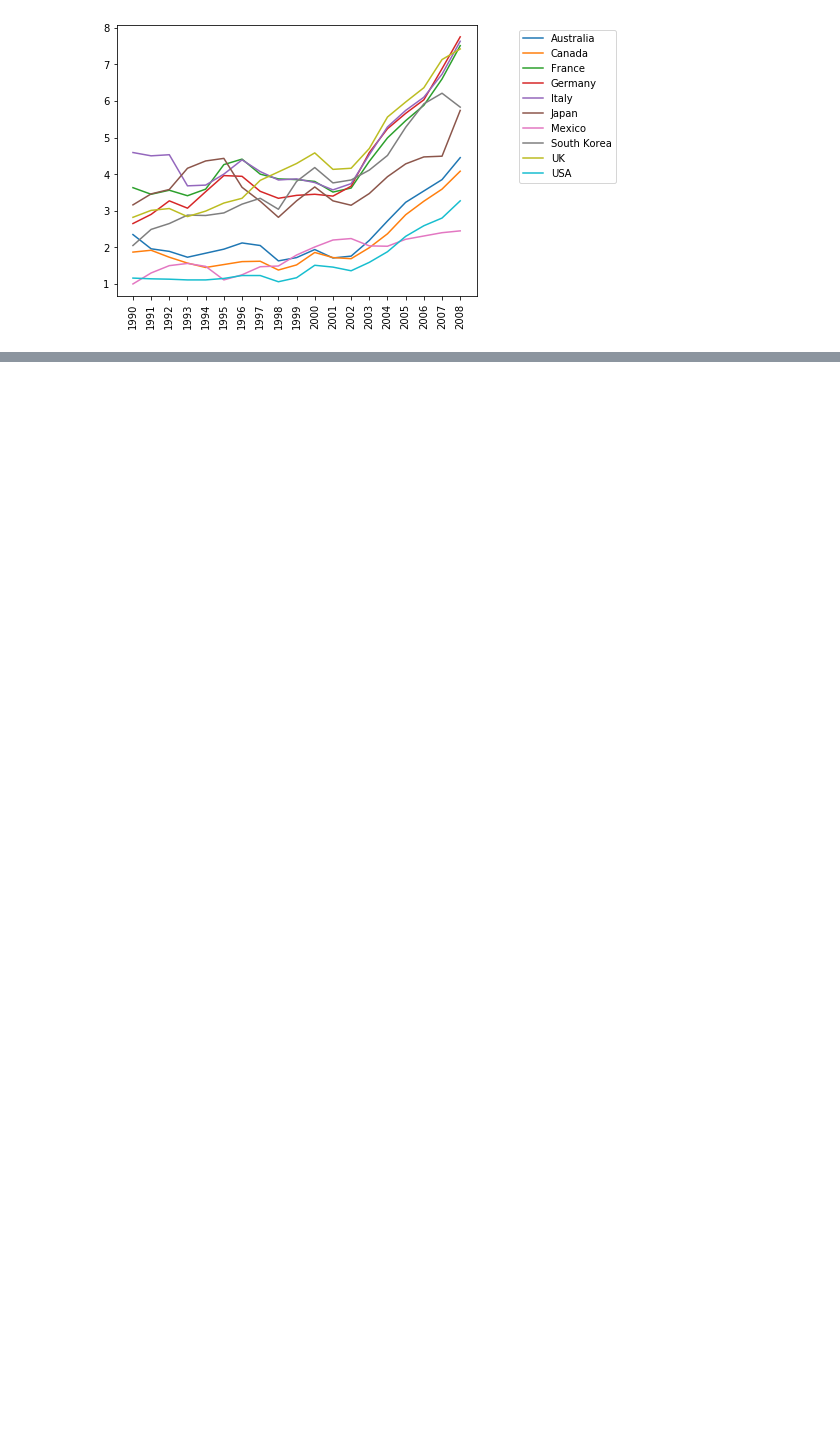
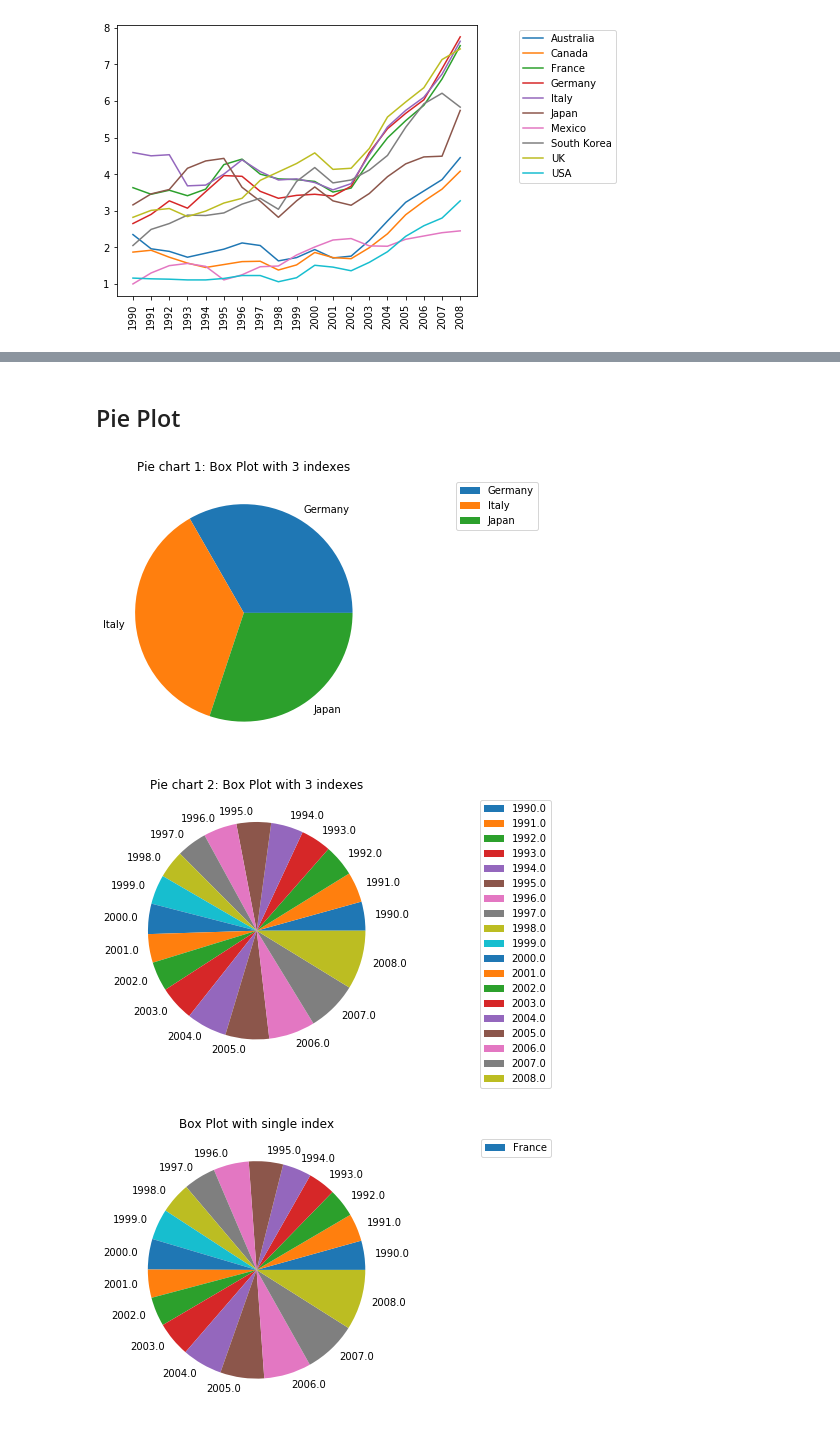
Before and after one commit to gsharansingh/easygplot, a Jupyter notebook: individual_graphs.ipynb, the cells around one changed output, grey strips where cells are left out. Drawn from its saved outputs; the diff is of its cells as text; code cells hidden in the pictures; blank space fills up the shorter version.

```diff
--- a/individual_graphs.ipynb
+++ b/individual_graphs.ipynb
@@ -24,0 +50,9 @@ g3 = Plot.Line(legend=True)(data_obj[:])
+# %% [markdown]
+## Pie Plot
+# %%
+p1 = Plot.Pie(title_cwise = "Pie chart 1: Box Plot with 3 indexes", title_rwise = "Pie chart 2: Box Plot with 3 indexes", legend=True)(data_obj[3:6])
+p2 = Plot.Pie(title_cwise = "Box Plot with single index", legend=True)(data_obj[2])
+# %% [output]
+[figure, added]
+[figure, added]
+[figure, added]
```
Also changed, not shown: parts of 13 cells of this notebook, 2 other files.
